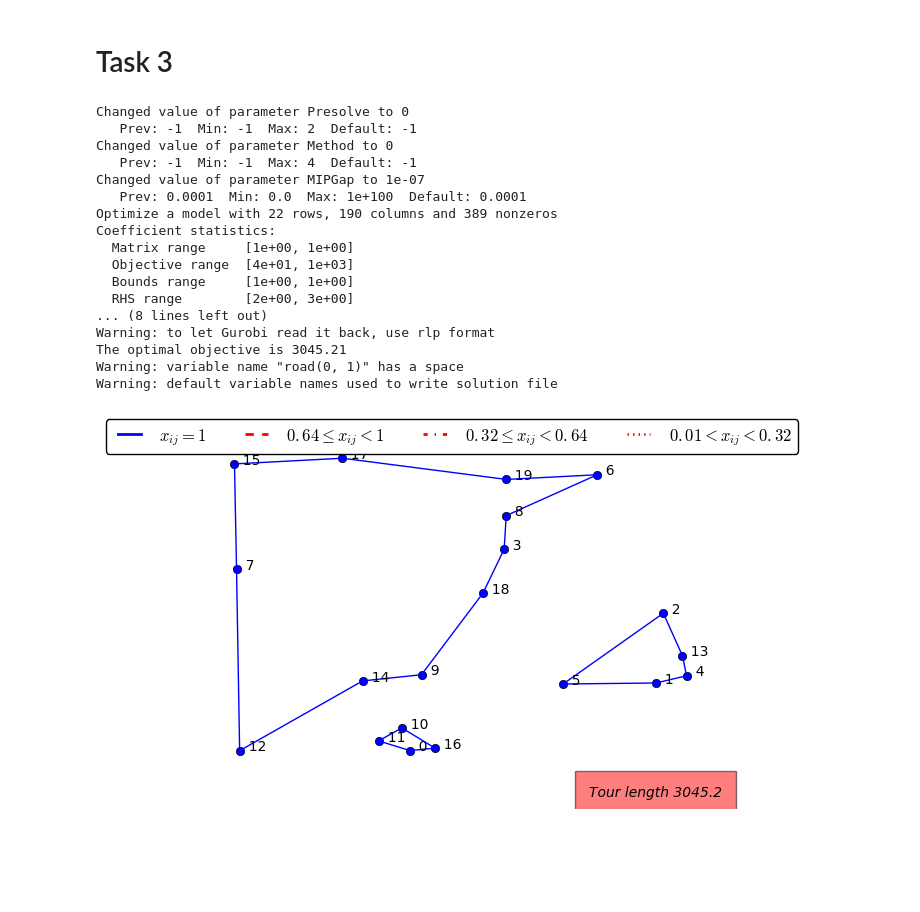
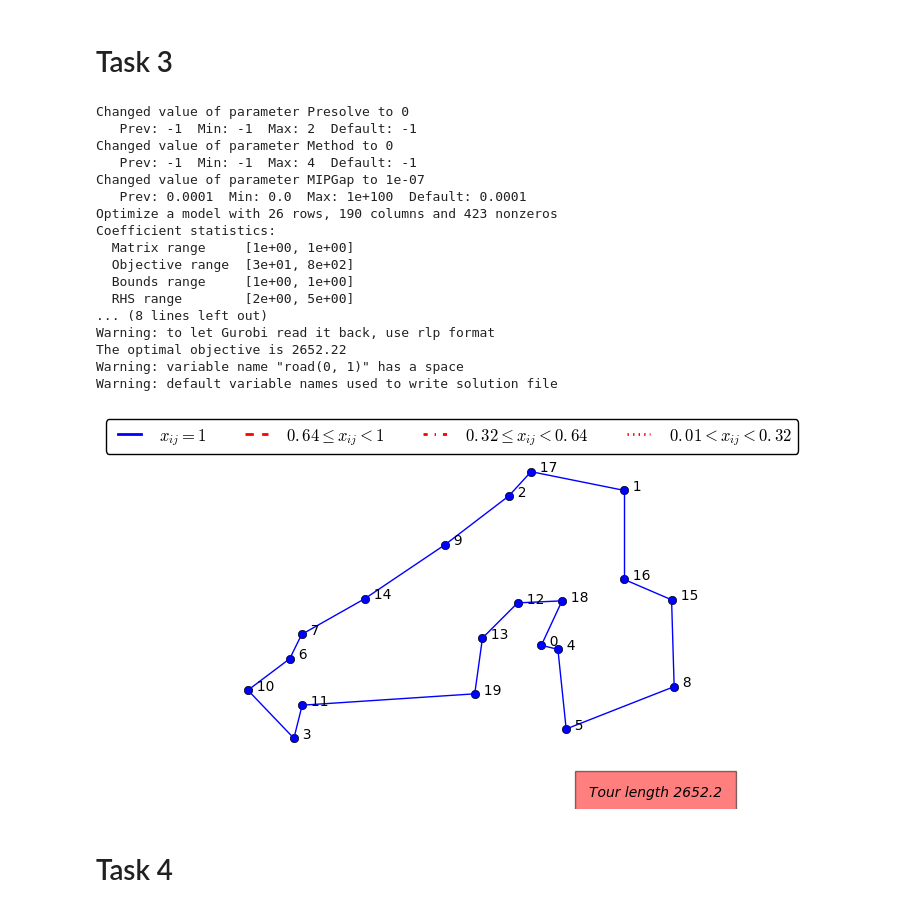
Before and after one commit to MGundersen/Assignment-1.2, a Jupyter notebook: notebook.ipynb, the cells around one changed output. Cells and saved outputs as stored; diff of their text form; code cells hidden in the pictures; blank space fills up the shorter version.

Commit message:
Started on Task 4

```diff
--- a/notebook.ipynb
+++ b/notebook.ipynb
@@ -7,7 +7,7 @@ from itertools import chain, combinations # For the powerset
 %run ./tsputil.py
 %matplotlib inline
 # %%
-ran_points = Cities(n = 20, seed = "different seed")
+ran_points = Cities(n = 20, seed = "another different seed")
 plot_situation(ran_points)
 
 dantzig42 = read_instance("dantzig42.dat")
@@ -261,36 +261,38 @@ def solve_tsp(points, subtours=[]):
 
 
     ######### END
 
     m.optimize()
     m.write("tsplp.lp")
 
     if m.status == GRB.status.OPTIMAL:
         print('The optimal objective is %g' % m.objVal)
         m.write("tsplp.sol") # write the solution
         return {(i,j) : roads[(i,j)].x for i,j in E}
     else:
         print "Something wrong in solve_tsplp"
         exit(0)
 
-tsplp0 = solve_tsp(ran_points, [(7,15,17),(1,2,4,13),(1,)])
+tsplp0 = solve_tsp(ran_points, [(3,10,11),(3,6,10,11),(3,6,7,10,11),(0,4,18),(0,4,12,18),(3,6,7,10,11,14)])
 plot_situation(ran_points, tsplp0)
 # %% [output]
 Changed value of parameter Presolve to 0
    Prev: -1  Min: -1  Max: 2  Default: -1
 Changed value of parameter Method to 0
    Prev: -1  Min: -1  Max: 4  Default: -1
 Changed value of parameter MIPGap to 1e-07
    Prev: 0.0001  Min: 0.0  Max: 1e+100  Default: 0.0001
-Optimize a model with 22 rows, 190 columns and 389 nonzeros
+Optimize a model with 26 rows, 190 columns and 423 nonzeros
 Coefficient statistics:
   Matrix range     [1e+00, 1e+00]
-  Objective range  [4e+01, 1e+03]
+  Objective range  [3e+01, 8e+02]
   Bounds range     [1e+00, 1e+00]
-  RHS range        [2e+00, 3e+00]
+  RHS range        [2e+00, 5e+00]
 ... (8 lines left out)
 Warning: to let Gurobi read it back, use rlp format
-The optimal objective is 3045.21
+The optimal objective is 2652.22
 Warning: variable name "road(0, 1)" has a space
 Warning: default variable names used to write solution file
-[figure, old version]
+[figure, new version]
+# %% [markdown]
+# Task 4
```
Also changed, not shown: parts of 2 cells of this notebook, 2 other files.
